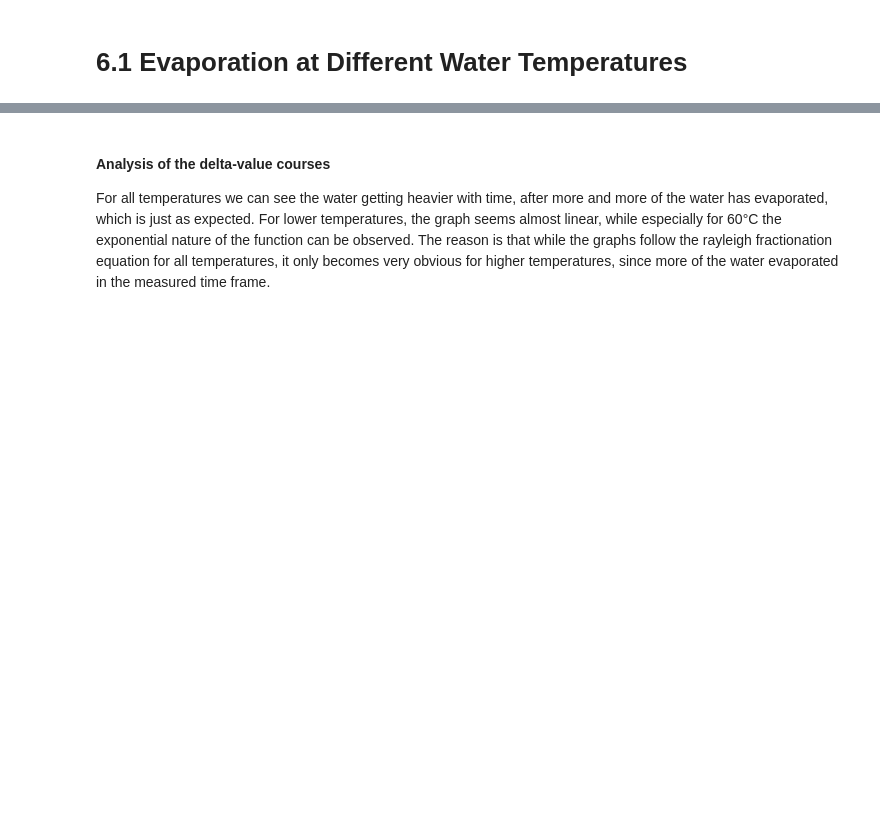
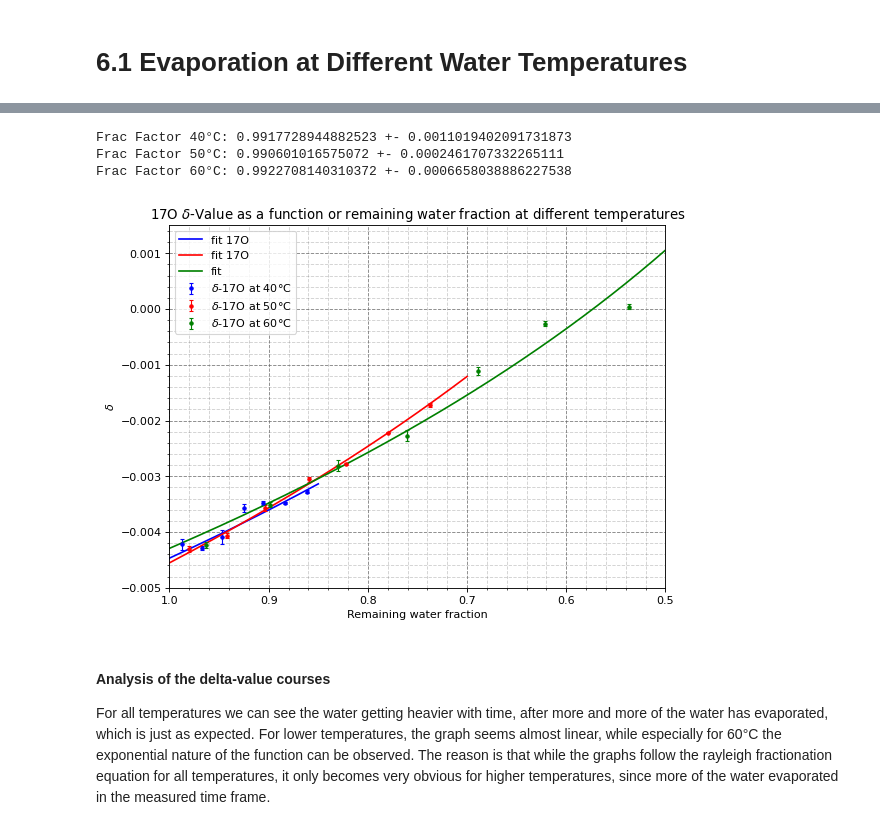
Before and after one commit to fexfl/FP, a Jupyter notebook: F55/F55 Analysis.ipynb, the cells around one changed output, grey strips where cells are left out. Saved outputs shown, nothing was run; the diff lists cells and outputs as text; code cells hidden in the pictures; blank space fills up the shorter version.

```diff
--- a/F55/F55 Analysis.ipynb
+++ b/F55/F55 Analysis.ipynb
@@ -918,3 +883,38 @@ Frac Factor 60°C: 0.9922708140310372 +- 0.0006658038886227538
+# %%
+popt_w40_17O, pcov_w40_17O = curve_fit(rayleigh, m_W_40, water_40_delta_17O * 10**(-3), sigma = water_40_delta_17O_sd * 10**(-3))
+x_w40_17O = np.linspace(0.85, 1, 1000)
+
+popt_w50_17O, pcov_w50_17O = curve_fit(rayleigh, m_W_50, water_50_delta_17O * 10**(-3), sigma = water_50_delta_17O_sd * 10**(-3))
+x_w50_17O = np.linspace(0.7, 1, 1000)
+
+popt_w60_17O, pcov_w60_17O = curve_fit(rayleigh, m_W_60, water_60_delta_17O * 10**(-3), sigma = water_60_delta_17O_sd * 10**(-3))
+x_w60_17O = np.linspace(0.5, 1, 1000)
+
+plt.figure(figsize=(8, 6), dpi=80)
+plt.errorbar(m_W_40,water_40_delta_17O * 10**(-3), yerr = water_40_delta_17O_sd * 10**(-3), linestyle='None', marker = ".", color = "blue", label="$\delta$-17O at 40°C", capsize = 2, elinewidth=1)
+plt.plot(x_w40_17O, rayleigh(x_w40_17O, *popt_w40_17O), label="fit 17O", color = "blue")
+plt.errorbar(m_W_50,water_50_delta_17O * 10**(-3), yerr = water_50_delta_17O_sd * 10**(-3), linestyle='None', marker = ".", color = "red", label="$\delta$-17O at 50°C", capsize = 2, elinewidth=1)
+plt.plot(x_w50_17O, rayleigh(x_w50_17O, *popt_w50_17O), label="fit 17O", color = "red")
+plt.errorbar(m_W_60,water_60_delta_17O * 10**(-3), yerr = water_60_delta_17O_sd * 10**(-3), linestyle='None', marker = ".", color = "green", label="$\delta$-17O at 60°C", capsize = 2, elinewidth=1)
+plt.plot(x_w60_17O, rayleigh(x_w60_17O, *popt_w60_17O), label="fit", color = "green")
+plt.xlabel('Remaining water fraction')
+plt.ylabel('$\delta$')
+plt.title('17O $\delta$-Value as a function or remaining water fraction at different temperatures')
+#plt.yscale('log')
+plt.axis([1, 0.5, -0.005, 0.0015])
+plt.legend()
+plt.grid(b=True, which='major', color='#666666', linestyle='--', alpha = 0.8)
+plt.grid(b=True, which='minor', color='#666666', linestyle='--', alpha = 0.3)
+plt.minorticks_on()
+
+print("Frac Factor 40°C:", popt_w40_17O[0], "+-", np.sqrt(pcov_w40_17O[0,0]))
+print("Frac Factor 50°C:", popt_w50_17O[0], "+-", np.sqrt(pcov_w50_17O[0,0]))
+print("Frac Factor 60°C:", popt_w60_17O[0], "+-", np.sqrt(pcov_w60_17O[0,0]))
+# %% [output]
+Frac Factor 40°C: 0.9917728944882523 +- 0.0011019402091731873
+Frac Factor 50°C: 0.990601016575072 +- 0.0002461707332265111
+Frac Factor 60°C: 0.9922708140310372 +- 0.0006658038886227538
+[figure, added]
 # %% [markdown]
 #### Analysis of the delta-value courses
 For all temperatures we can see the water getting heavier with time, after more and more of the water has evaporated, which is just as expected. For lower temperatures, the graph seems almost linear, while especially for 60°C the exponential nature of the function can be observed. The reason is that while the graphs follow the rayleigh fractionation equation for all temperatures, it only becomes very obvious for higher temperatures, since more of the water evaporated in the measured time frame.
```
Also changed, not shown: parts of 5 cells of this notebook.
